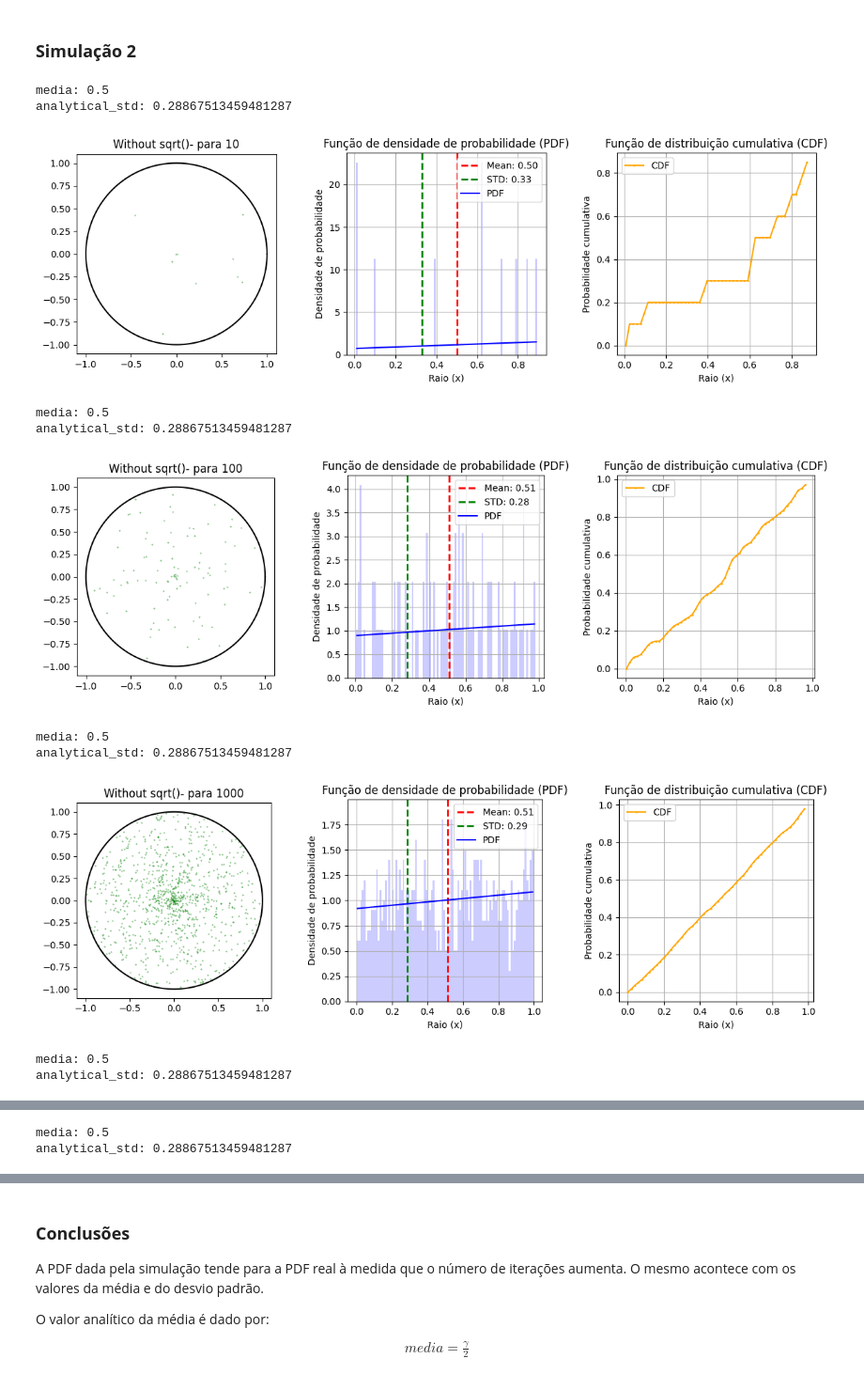
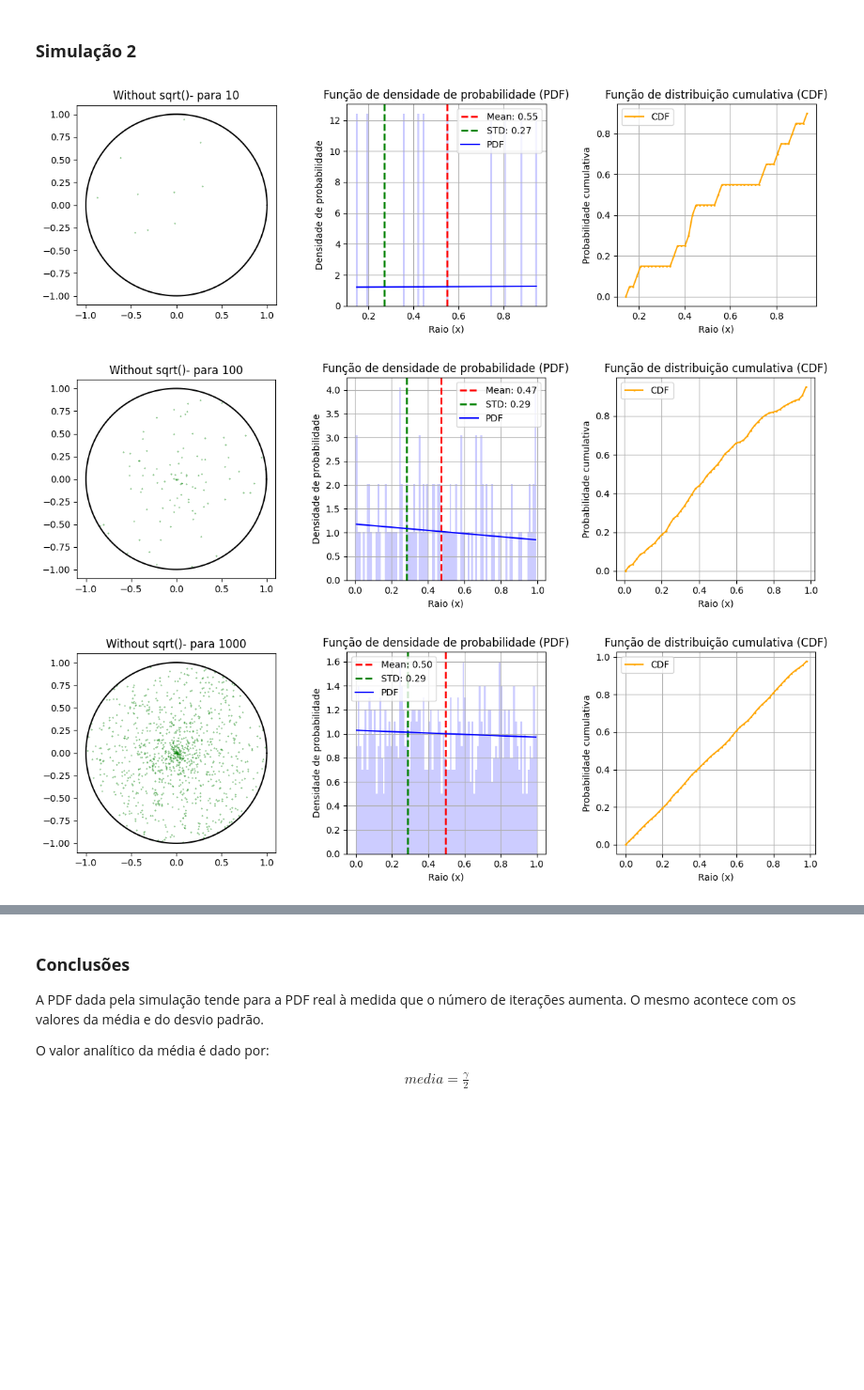
Before and after one commit to DinhoVCO/UNICAMP-IC, a Jupyter notebook: MonteCarlo_Circle_Simulation.ipynb, the cells around one changed output, grey strips where cells are left out. Shown at 94% size. Saved outputs shown, nothing was run; the diff lists cells and outputs as text; code cells hidden in the pictures; blank space fills up the shorter version.

```diff
--- a/MonteCarlo_Circle_Simulation.ipynb
+++ b/MonteCarlo_Circle_Simulation.ipynb
@@ -290,25 +294,12 @@ def NonUniformRandomPointsCircle(radio=1, xcenter=0 , ycenter=0):
     return xcenter + r * math.cos(theta), ycenter +  r*math.sin(theta)
 # %%
 results2 =[]
-
 for n in simulaciones:
     dist=MonteCarlossimulate(NonUniformRandomPointsCircle, R, xc, yc, Ntrials=n)
-    media = R/2
-    print(f"media: {media}")
-    analytical_std = np.sqrt(R**2 / 12)
-    print(f"analytical_std: {analytical_std}")
     results2.append(dist)
     msj = f"Without sqrt()- para {n}"
     PlotDistribution(Uniform =(dist,msj))
 # %% [output]
-media: 0.5
-analytical_std: 0.28867513459481287
-[figure, old version]
+[figure, new version]
-media: 0.5
-analytical_std: 0.28867513459481287
-[figure, old version]
+[figure, new version]
-media: 0.5
-analytical_std: 0.28867513459481287
-[figure, old version]
+[figure, new version]
-media: 0.5
-analytical_std: 0.28867513459481287
@@ -316,2 +306,0 @@ analytical_std: 0.28867513459481287
-media: 0.5
-analytical_std: 0.28867513459481287
```
Also changed, not shown: parts of 2 cells of this notebook.
